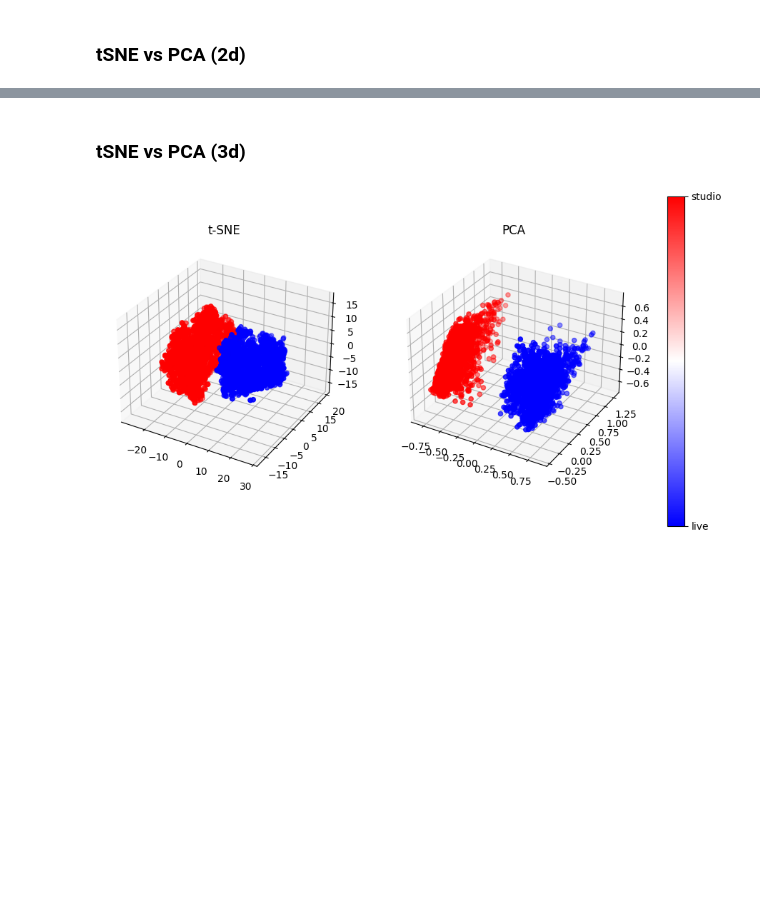
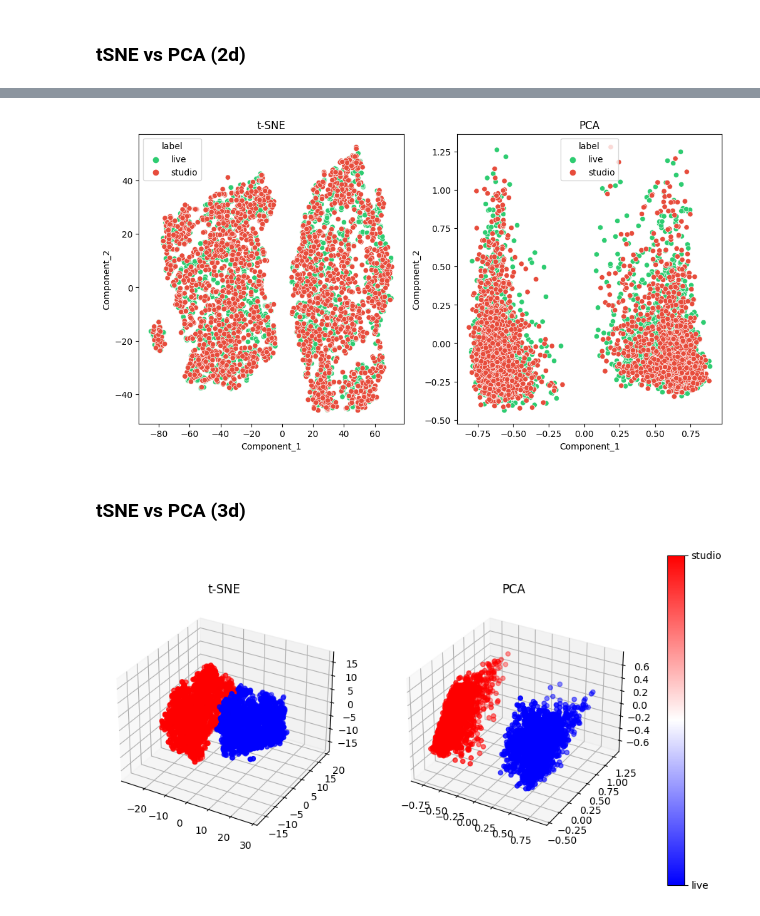
Before and after one commit to AlexandrosMaragkakis/live_music_perfornamces_classification, a Jupyter notebook: Live_vs_Studio_Music_Classification.ipynb, the cells around one changed output, grey strips where cells are left out. Drawn from its saved outputs; the diff is of its cells as text; code cells hidden in the pictures; blank space fills up the shorter version.

```diff
--- a/Live_vs_Studio_Music_Classification.ipynb
+++ b/Live_vs_Studio_Music_Classification.ipynb
@@ -199,18 +180,20 @@ data_pca = pca.fit_transform(df)
 # %%
 data_tsne_df = pd.DataFrame(data_tsne, columns=['Component_1', 'Component_2'])
 data_pca_df = pd.DataFrame(data_pca, columns=['Component_1', 'Component_2'])
 
 fig, axes = plt.subplots(nrows=1, ncols=2, figsize=(12, 6))
 
-sns.scatterplot(data=data_tsne_df, x="Component_1", y="Component_2", hue=df['label'], ax=axes[0], palette=colors)
+sns.scatterplot(data=data_tsne_df, x="Component_1", y="Component_2", hue=df['label'].map(label_map), ax=axes[0], palette=colors)
 
 axes[0].set_title("t-SNE")
 
-sns.scatterplot(data=data_pca_df, x="Component_1", y="Component_2", hue=df['label'], ax=axes[1], palette=colors)
+sns.scatterplot(data=data_pca_df, x="Component_1", y="Component_2", hue=df['label'].map(label_map), ax=axes[1], palette=colors)
 
 axes[1].set_title("PCA")
 
 plt.show()
+# %% [output]
+[figure, added]
 # %% [markdown]
 ### tSNE vs PCA (3d)
 # %%
```
Also changed, not shown: parts of 7 cells of this notebook.
